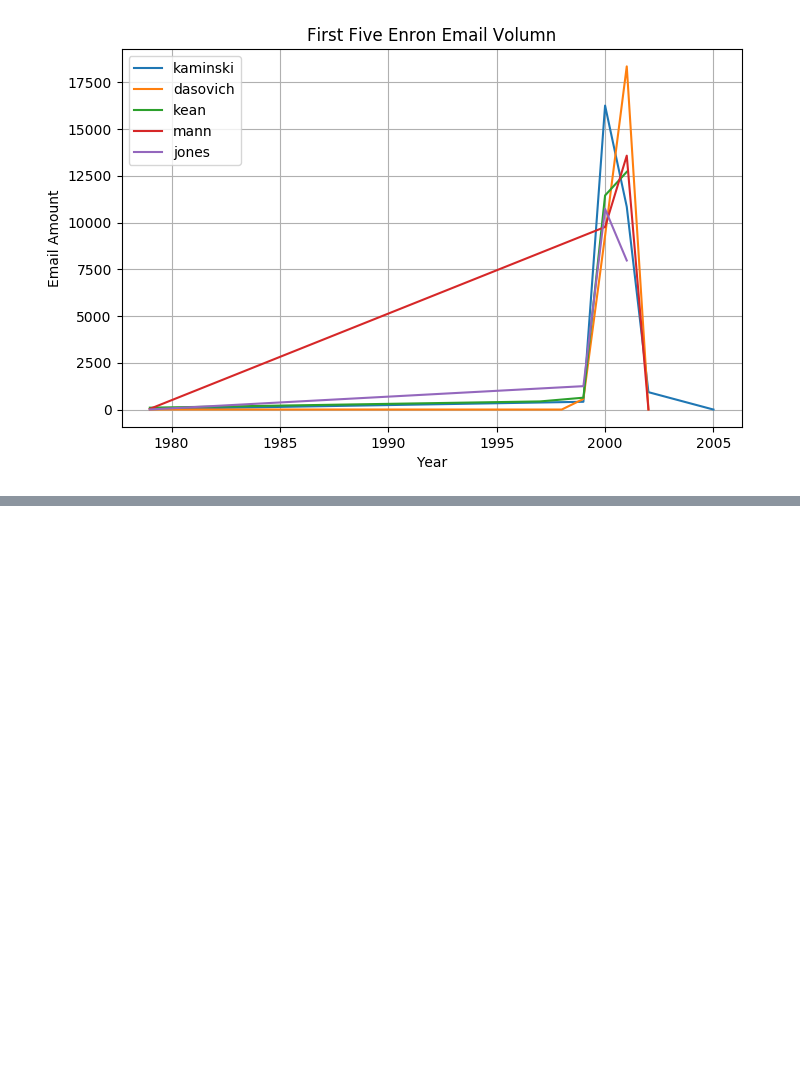
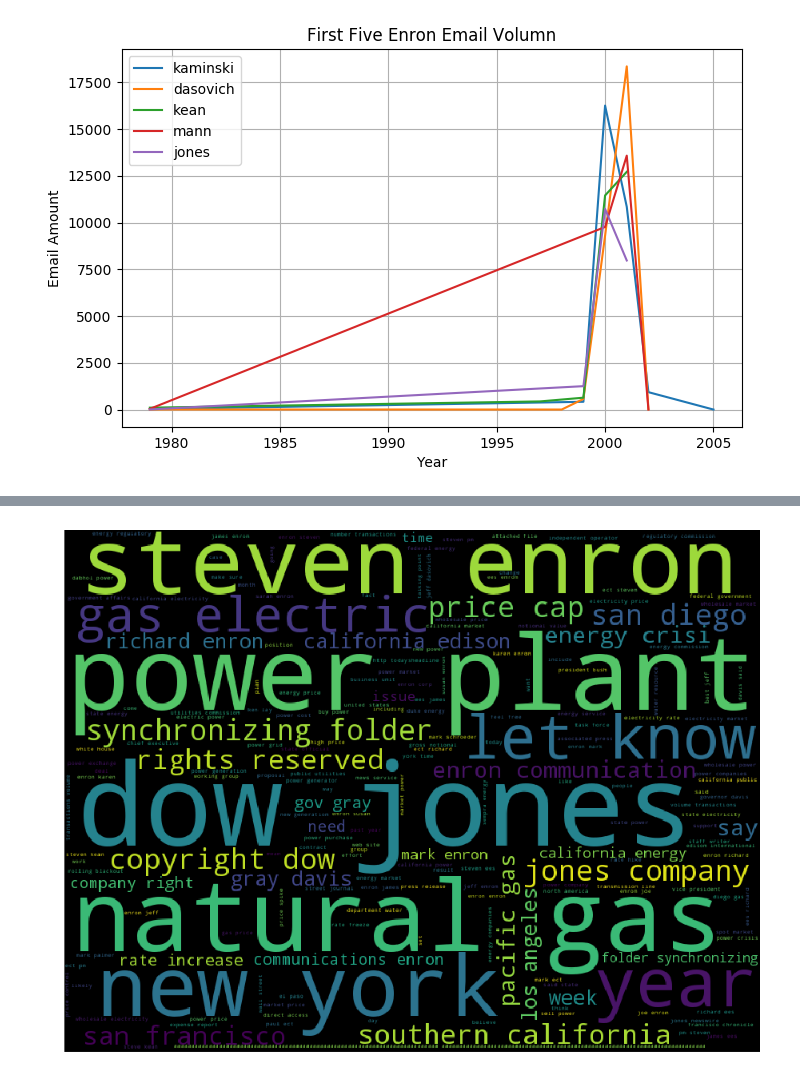
Before and after one commit to fangninghe/brahmbhatt_spandan_spring17, a Jupyter notebook: midterm/que[1-2]/Question1.ipynb, the cells around one changed output, grey strips where cells are left out. Saved outputs shown, nothing was run; the diff lists cells and outputs as text; code cells hidden in the pictures; blank space fills up the shorter version.

```diff
--- a/midterm/que[1-2]/Question1.ipynb
+++ b/midterm/que[1-2]/Question1.ipynb
@@ -132,0 +199,10 @@ plt.show()
+# %%
+kean_mail_content_list = get_popular_year_mail(path+'kean-s')  # get kean`s top words
+# %%
+kean_clean_list = clean_mail_list(kean_mail_content_list)
+# %%
+kean_str = ' '.join(word for word in kean_clean_list)
+# %%
+word_cloud_grapt(kean_str)
+# %% [output]
+[figure, added]
```
Also changed, not shown: parts of 33 cells of this notebook, 10 other files.
